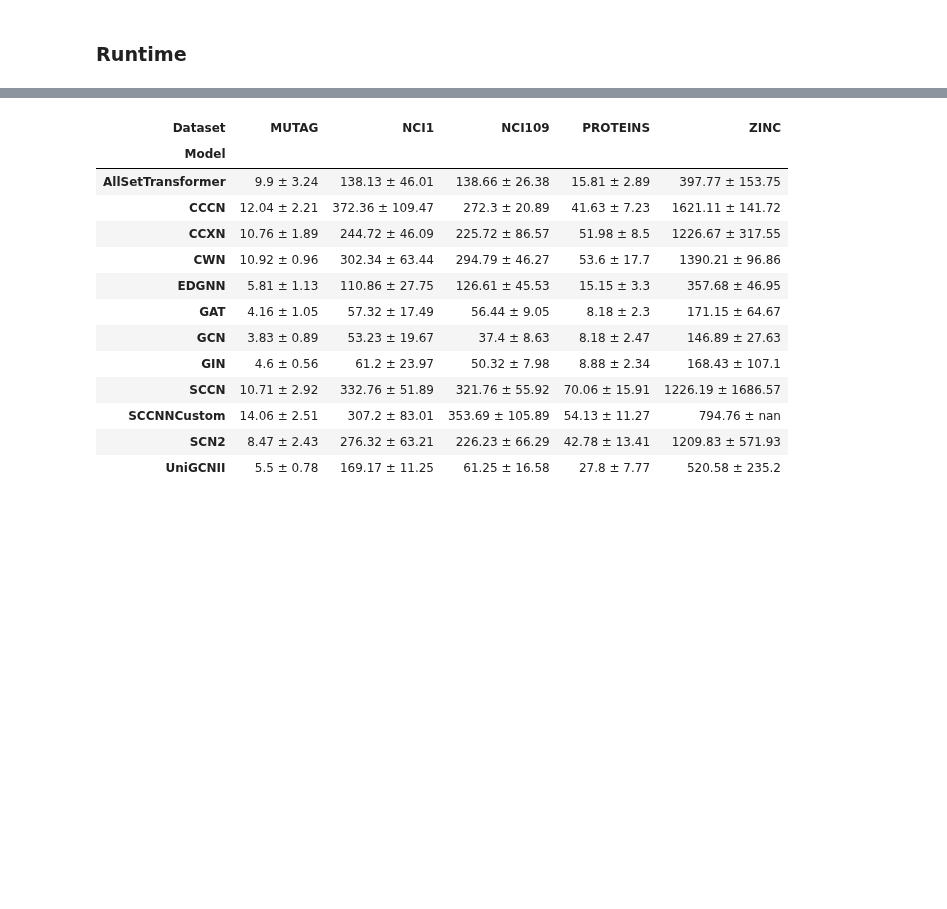
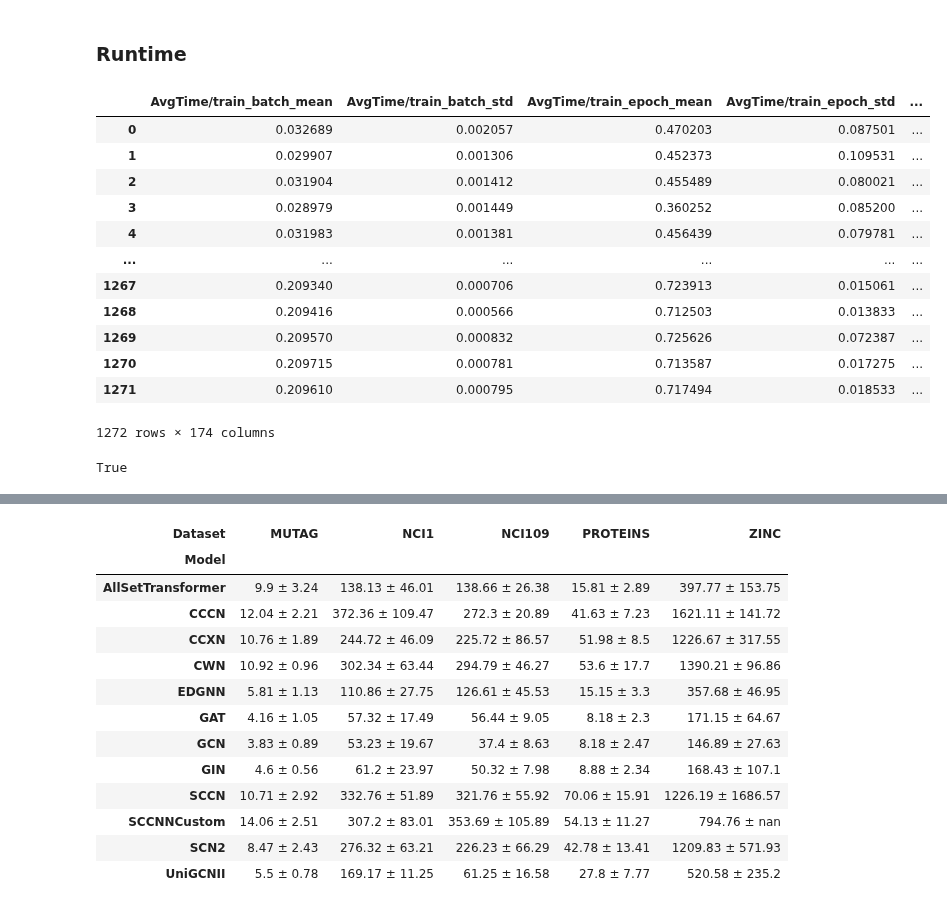
Before and after one commit to geometric-intelligence/TopoBench, a Jupyter notebook: tutorials/extract_time.ipynb, the cells around one changed output, grey strips where cells are left out. Cells and saved outputs as stored; diff of their text form; code cells hidden in the pictures; blank space fills up the shorter version.

```diff
--- a/tutorials/extract_time.ipynb
+++ b/tutorials/extract_time.ipynb
@@ -339,5 +566,21 @@ result_dict.pivot_table(
 # %% [markdown]
 ### Runtime
+# %%
+df
+# %% [output]
+|  | AvgTime/train_batch_mean | AvgTime/train_batch_std | AvgTime/train_epoch_mean | AvgTime/train_epoch_std | ... |
+| 0 | 0.032689 | 0.002057 | 0.470203 | 0.087501 | ... |
+| 1 | 0.029907 | 0.001306 | 0.452373 | 0.109531 | ... |
+| 2 | 0.031904 | 0.001412 | 0.455489 | 0.080021 | ... |
+| 3 | 0.028979 | 0.001449 | 0.360252 | 0.085200 | ... |
+| 4 | 0.031983 | 0.001381 | 0.456439 | 0.079781 | ... |
+| ... | ... | ... | ... | ... | ... |
+| 1267 | 0.209340 | 0.000706 | 0.723913 | 0.015061 | ... |
+| 1268 | 0.209416 | 0.000566 | 0.712503 | 0.013833 | ... |
+| 1269 | 0.209570 | 0.000832 | 0.725626 | 0.072387 | ... |
+| 1270 | 0.209715 | 0.000781 | 0.713587 | 0.017275 | ... |
+| 1271 | 0.209610 | 0.000795 | 0.717494 | 0.018533 | ... |
+1272 rows × 174 columns
 # %%
 collected_results_time_run
 # Convert nested dictionary to DataFrame
@@ -362,3 +605,13 @@ result_dict = result_dict.drop(["mean", "std"], axis=1)
 result_dict = result_dict.reset_index()
 # rename columns
 result_dict.columns = ["Dataset", "Model", "Average Training Time"]
+# %%
+# tb = result_dict.pivot_table(index="Model", columns="Dataset", values="Average Training Time", aggfunc="first").T
+# tb = tb.rename(columns=mapping_dict_model).T.rename(columns=mapping_dict_data).T
+# tb.columns
+tb = result_dict.pivot_table(index="Model", columns="Dataset", values="Average Training Time", aggfunc="first")
+tb = tb.rename(columns=mapping_dict_data).rename(index=mapping_dict_model)
+set(list1_model) == set(tb.T.columns)
+set(list1_data) == set(tb.columns)
+# %% [output]
+True
```
Also changed, not shown: parts of 17 cells of this notebook.
